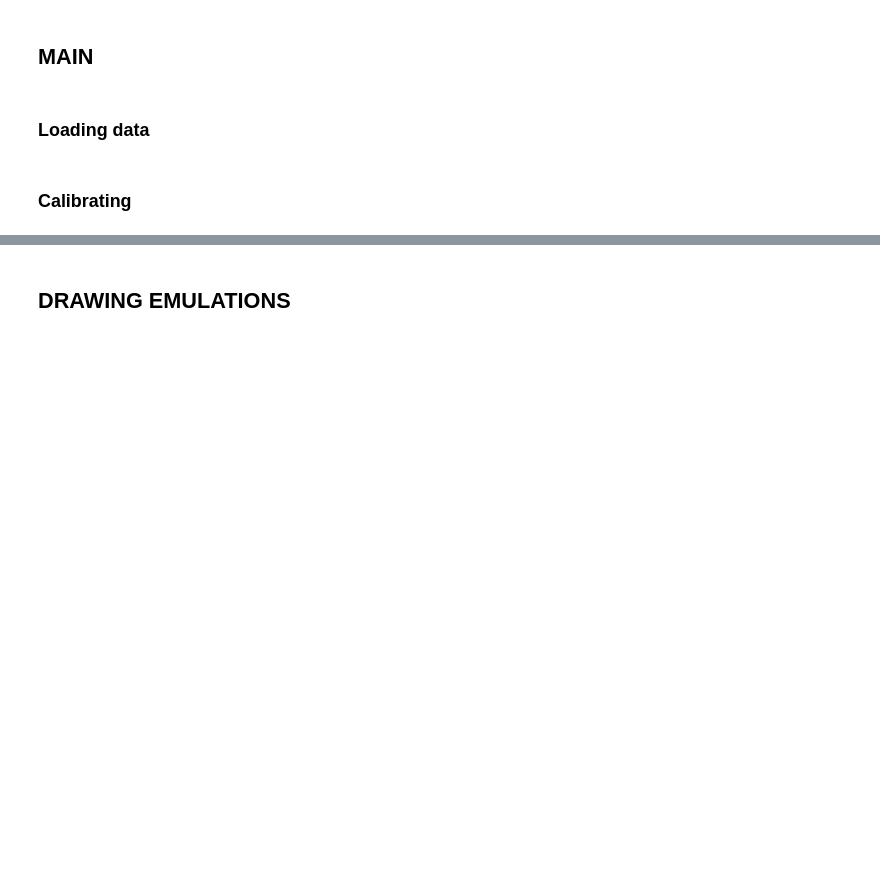
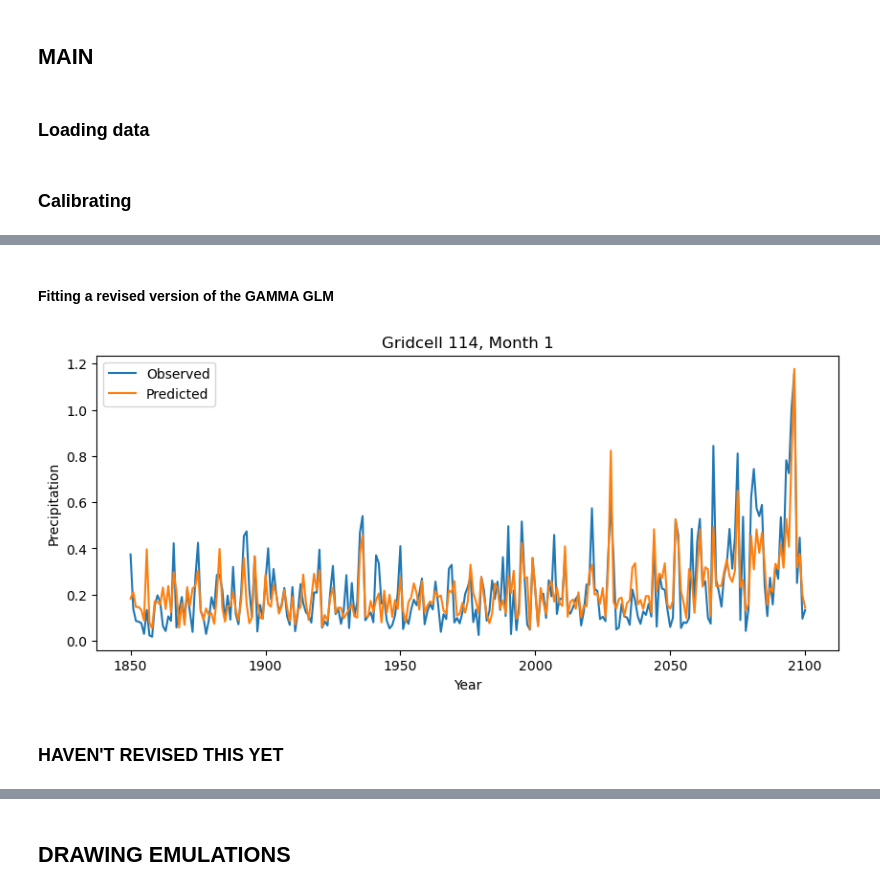
Before and after one commit to MESMER-group/mesmer, a Jupyter notebook: tutorials/example_mesmer_mtp_precipitation.ipynb, the cells around one changed output, grey strips where cells are left out. Cells and saved outputs as stored; diff of their text form; code cells hidden in the pictures; blank space fills up the shorter version.

```diff
--- a/tutorials/example_mesmer_mtp_precipitation.ipynb
+++ b/tutorials/example_mesmer_mtp_precipitation.ipynb
@@ -258 +239,17 @@ closest_locations = get_closest_locations(
+# %%
+# smoothing
+from mesmer.stats import lowess
+
+n_years = tas_stacked_mon_grouped["tas"].sizes["year"]
+frac = 20 / n_years # smootihng over 20 years
+
+tas_smoothed = lowess(
+    tas_stacked_mon_grouped["tas"],
+    dim="year",
+    frac=frac,
+    use_coords=True,
+    it=0,
+)
+
+tas_var = tas_stacked_mon_grouped["tas"] - tas_smoothed
 # %%
@@ -311,0 +349,2 @@ res_xr = model.residuals(pr_stacked_mon_grouped["pr"], mu_xr)
+# %% [markdown]
+#### Fitting a revised version of the GAMMA GLM
@@ -312,3 +449,25 @@ res_xr = model.residuals(pr_stacked_mon_grouped["pr"], mu_xr)
+# %%
+# plotting sample results
+import matplotlib.pyplot as plt
+
+month_sel = 1       # January
+gridcell_sel = 114   # example gridcell
+
+y_true = pr_stacked_mon_grouped["pr"].sel(month=month_sel, gridcell=gridcell_sel)
+y_pred = ypred.sel(month=month_sel, gridcell=gridcell_sel)
+
+plt.figure(figsize=(10,4))
+plt.plot(y_true.year, y_true.values, label="Observed")
+plt.plot(y_pred.year, y_pred.values, label="Predicted")
+plt.xlabel("Year")
+plt.ylabel("Precipitation")
+plt.title(f"Gridcell {gridcell_sel}, Month {month_sel}")
+plt.legend()
+plt.show()
+# %% [output]
+[figure, added]
+# %% [markdown]
+### HAVEN'T REVISED THIS YET
 # %%
 from sklearn.decomposition import PCA
 from sklearn.preprocessing import StandardScaler
```
Also changed, not shown: parts of 18 cells of this notebook, 5 other files.
